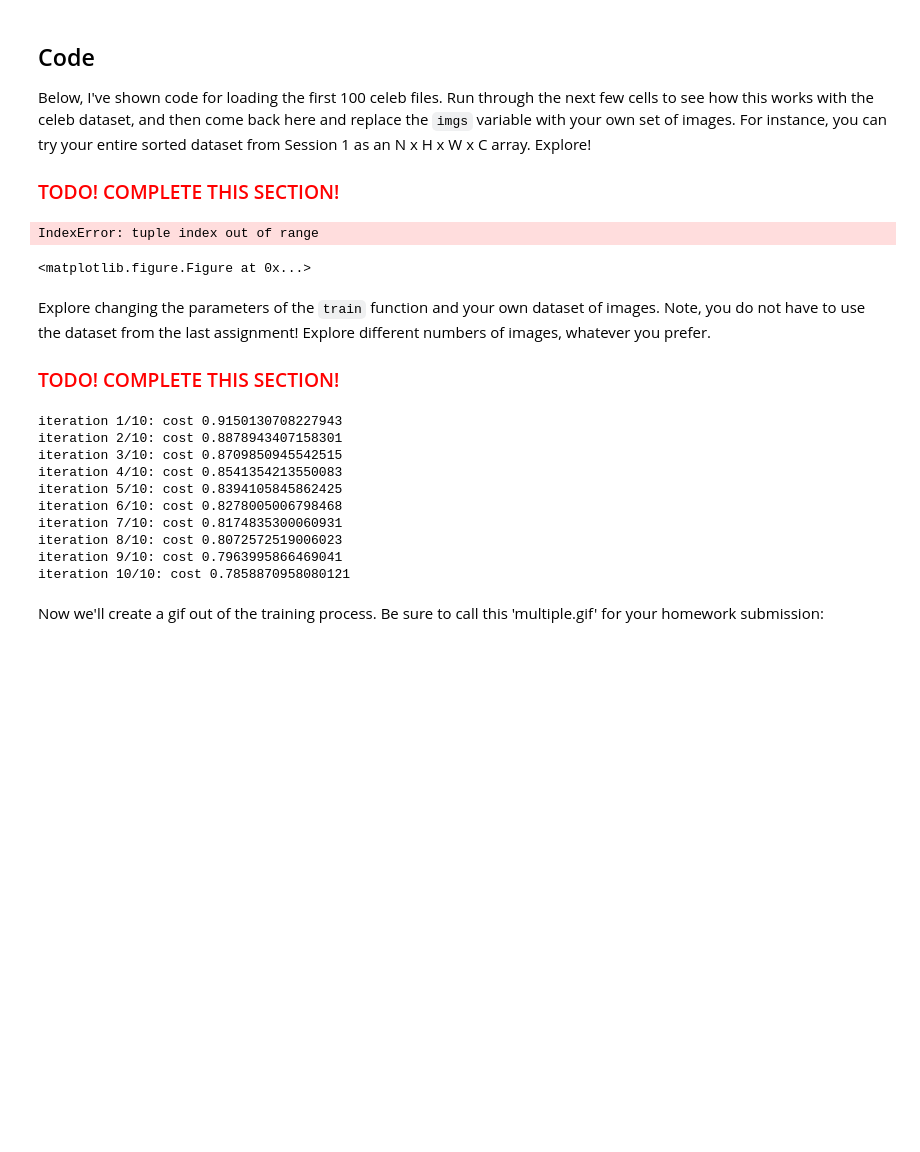
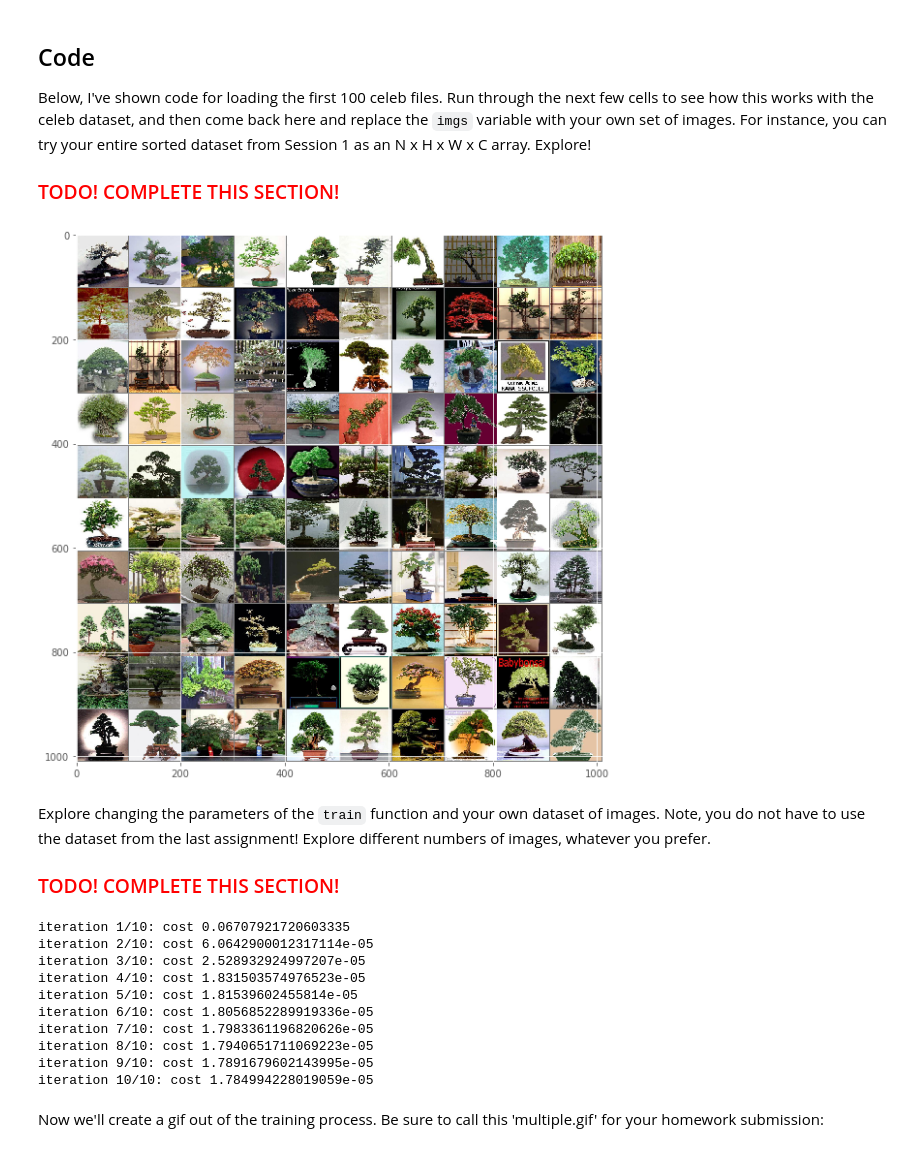
Before and after one commit to koeninger/ten_percent_practice, a Jupyter notebook: mike_hochanadel/CreativeApplicationsOfDeepLearningWithTensorFlow/session-2/session-2.ipynb, the cells around one changed output. Drawn from its saved outputs; the diff is of its cells as text; code cells hidden in the pictures; blank space fills up the shorter version.

```diff
--- a/mike_hochanadel/CreativeApplicationsOfDeepLearningWithTensorFlow/session-2/session-2.ipynb
+++ b/mike_hochanadel/CreativeApplicationsOfDeepLearningWithTensorFlow/session-2/session-2.ipynb
@@ -823,23 +823,49 @@ Below, I've shown code for loading the first 100 celeb files.  Run through the n
 
 <h3><font color='red'>TODO! COMPLETE THIS SECTION!</font></h3>
 # %%
+from libs import utils, gif
+import matplotlib.pyplot as plt
+import tensorflow as tf
+import urllib
+import numpy as np
+import zipfile
+import os
+from scipy.misc import imsave
+import glob
+
+def get_bonsai_files():
+    files = [os.path.join('bonsai', file_i)
+             for file_i in os.listdir('bonsai')
+             if '.jpg' in file_i]
+    return files
+
+
+def get_bonsai_imgs():
+    """Load the first 100 images of the celeb dataset.
+
+    Returns
+    -------
+    imgs : list of np.ndarray
+        List of the first 100 images from the celeb dataset
+    """
+    imgs = []
+    for file_i in get_bonsai_files():
+        img = plt.imread(file_i)
+        rsz = resize(img, (100, 100))
+        imgs.append(rsz)
+
+    imgs = np.array(imgs).astype(np.float32)
+    return imgs
+
 # celeb_imgs = utils.get_celeb_imgs()
-files = [os.path.join('bonsai', file_i)
-    for file_i in os.listdir('bonsai')
-        if '.jpg' in file_i]
-
-bonsai_images = []
-
-for f_i in files:
-    bonsai_images.append(plt.imread(f_i))
+bonsai_images = get_bonsai_imgs()
 
 plt.figure(figsize=(10, 10))
-plt.imshow(utils.montage(bonsai_images).astype(np.uint8))
+plt.imshow(utils.montage(bonsai_images).astype(np.float32))
 # It doesn't have to be 100 images, explore!
-imgs = np.array(celeb_imgs).copy()
+imgs = np.array(bonsai_images).copy()
 # %% [output]
-IndexError: tuple index out of range
-<matplotlib.figure.Figure at 0x...>
+[figure, added]
 # %% [markdown]
 Explore changing the parameters of the `train` function and your own dataset of images.  Note, you do not have to use the dataset from the last assignment!  Explore different numbers of images, whatever you prefer.
 
@@ -849,16 +875,16 @@ Explore changing the parameters of the `train` function and your own dataset of
 # explore changing the dataset
 gifs = train(imgs=imgs)
 # %% [output]
-iteration 1/10: cost 0.9150130708227943
-iteration 2/10: cost 0.8878943407158301
-iteration 3/10: cost 0.8709850945542515
-iteration 4/10: cost 0.8541354213550083
-iteration 5/10: cost 0.8394105845862425
-iteration 6/10: cost 0.8278005006798468
-iteration 7/10: cost 0.8174835300060931
-iteration 8/10: cost 0.8072572519006023
-iteration 9/10: cost 0.7963995866469041
-iteration 10/10: cost 0.7858870958080121
+iteration 1/10: cost 0.06707921720603335
+iteration 2/10: cost 6.0642900012317114e-05
+iteration 3/10: cost 2.528932924997207e-05
+iteration 4/10: cost 1.831503574976523e-05
+iteration 5/10: cost 1.81539602455814e-05
+iteration 6/10: cost 1.8056852289919336e-05
+iteration 7/10: cost 1.7983361196820626e-05
+iteration 8/10: cost 1.7940651711069223e-05
+iteration 9/10: cost 1.7891679602143995e-05
+iteration 10/10: cost 1.784994228019059e-05
 # %% [markdown]
 Now we'll create a gif out of the training process.  Be sure to call this 'multiple.gif' for your homework submission:
 # %%
```
Also changed, not shown: parts of 2 cells of this notebook, 4 other files.
